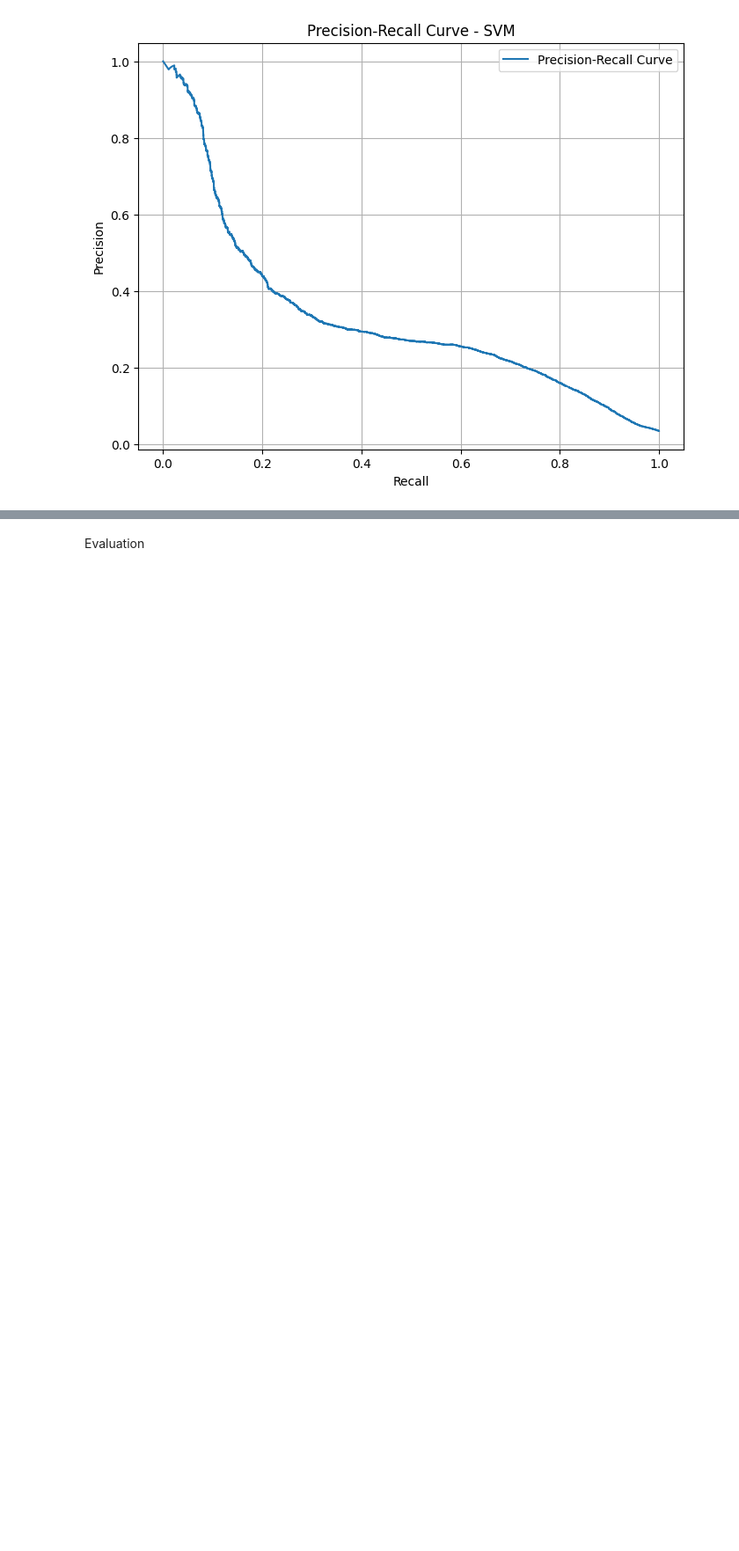
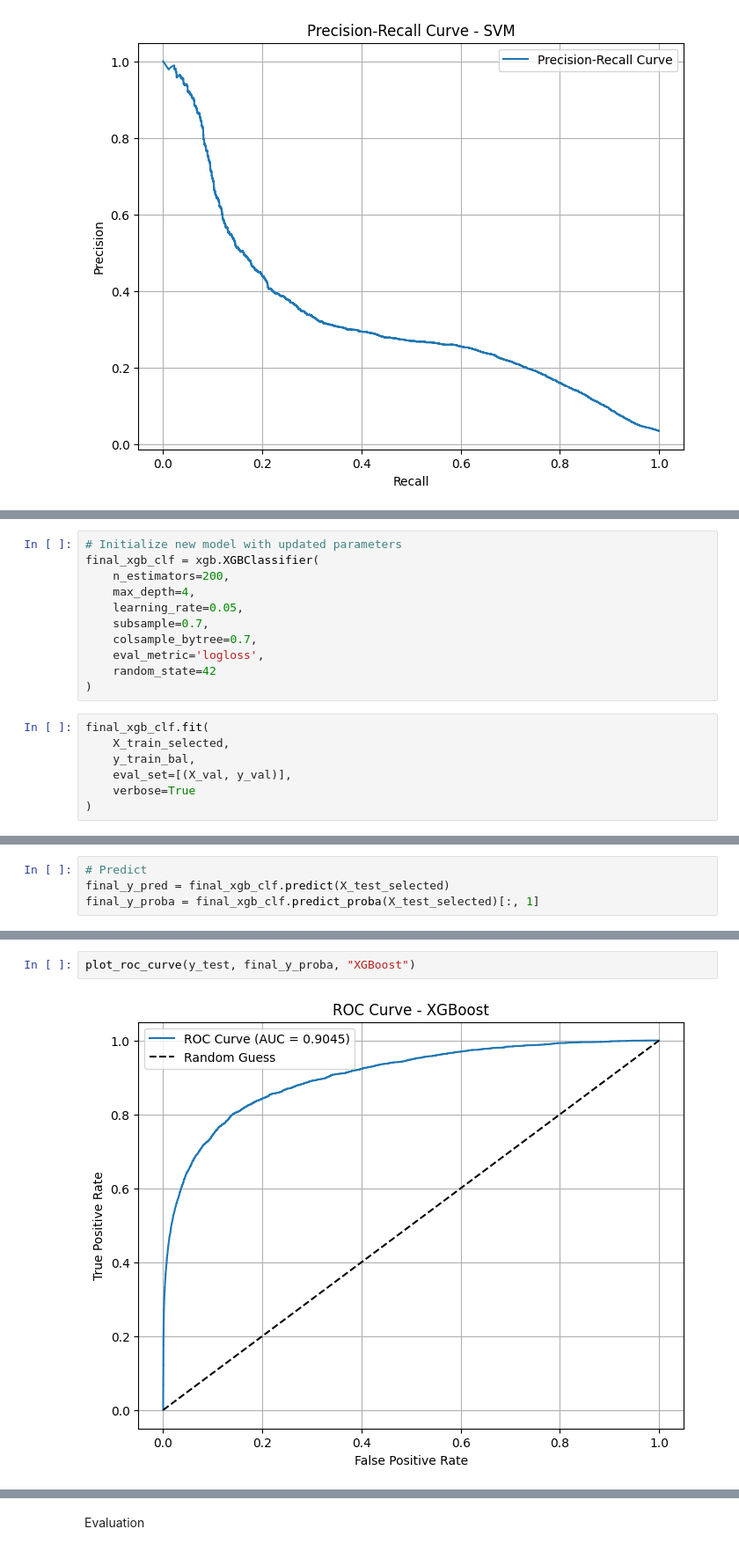
Before and after one commit to joshmoy/xai-fraud-detection, a Jupyter notebook: fraud_detection.ipynb, the cells around one changed output, grey strips where cells are left out. Shown at 88% size. Cells and saved outputs as stored; diff of their text form; blank space fills up the shorter version.

Commit message:
complete model tuning

```diff
--- a/fraud_detection.ipynb
+++ b/fraud_detection.ipynb
@@ -605,0 +823,18 @@ plot_precision_recall_curve(y_test, y_proba, "SVM")
+# %%
+# Initialize new model with updated parameters
+final_xgb_clf = xgb.XGBClassifier(
+    n_estimators=200,
+    max_depth=4,
+    learning_rate=0.05,
+    subsample=0.7,
+    colsample_bytree=0.7,
+    eval_metric='logloss',
+    random_state=42
+)
+# %%
+final_xgb_clf.fit(
+    X_train_selected,
+    y_train_bal,
+    eval_set=[(X_val, y_val)],
+    verbose=True
+)
@@ -605,0 +870,4 @@ plot_precision_recall_curve(y_test, y_proba, "SVM")
+# %%
+# Predict
+final_y_pred = final_xgb_clf.predict(X_test_selected)
+final_y_proba = final_xgb_clf.predict_proba(X_test_selected)[:, 1]
@@ -605,0 +894,4 @@ plot_precision_recall_curve(y_test, y_proba, "SVM")
+# %%
+plot_roc_curve(y_test, final_y_proba, "XGBoost")
+# %% [output]
+[figure, added]
```
Also changed, not shown: parts of 51 cells of this notebook.
